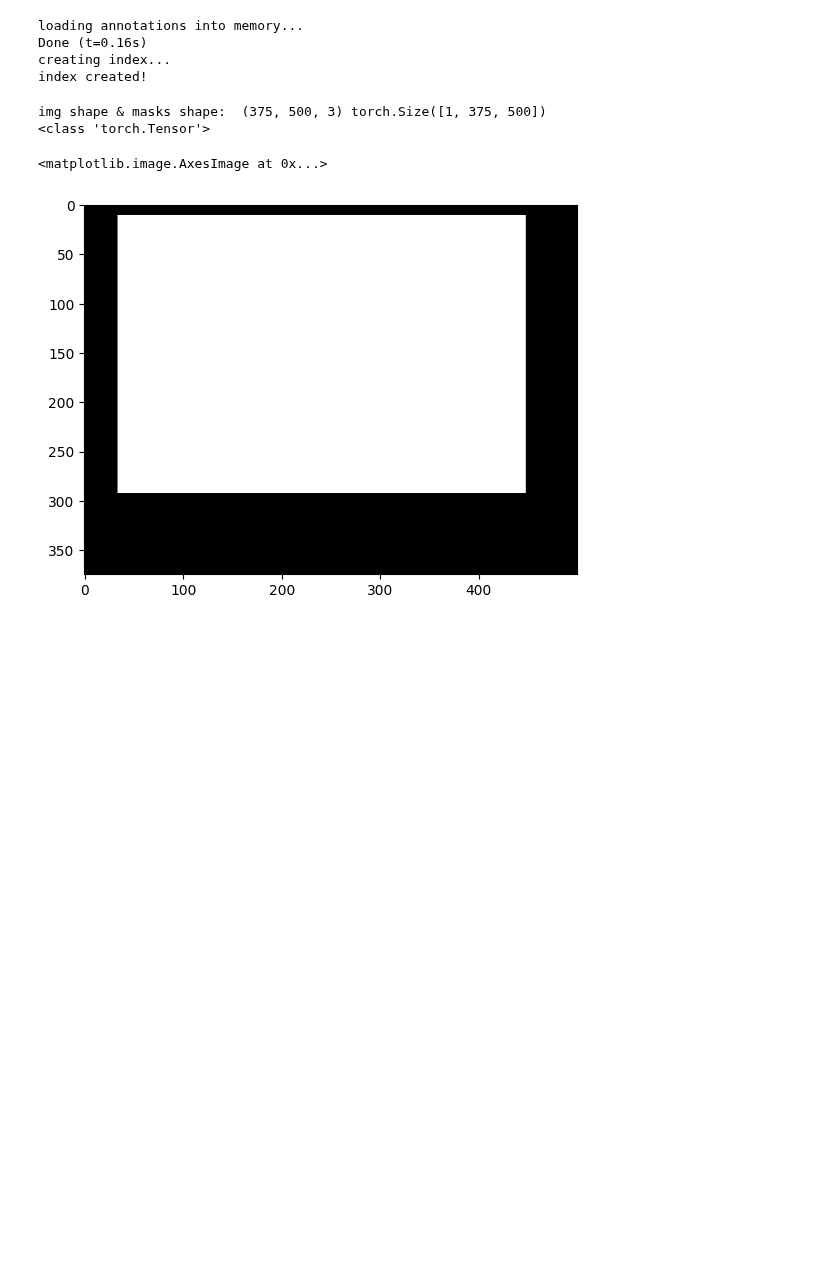
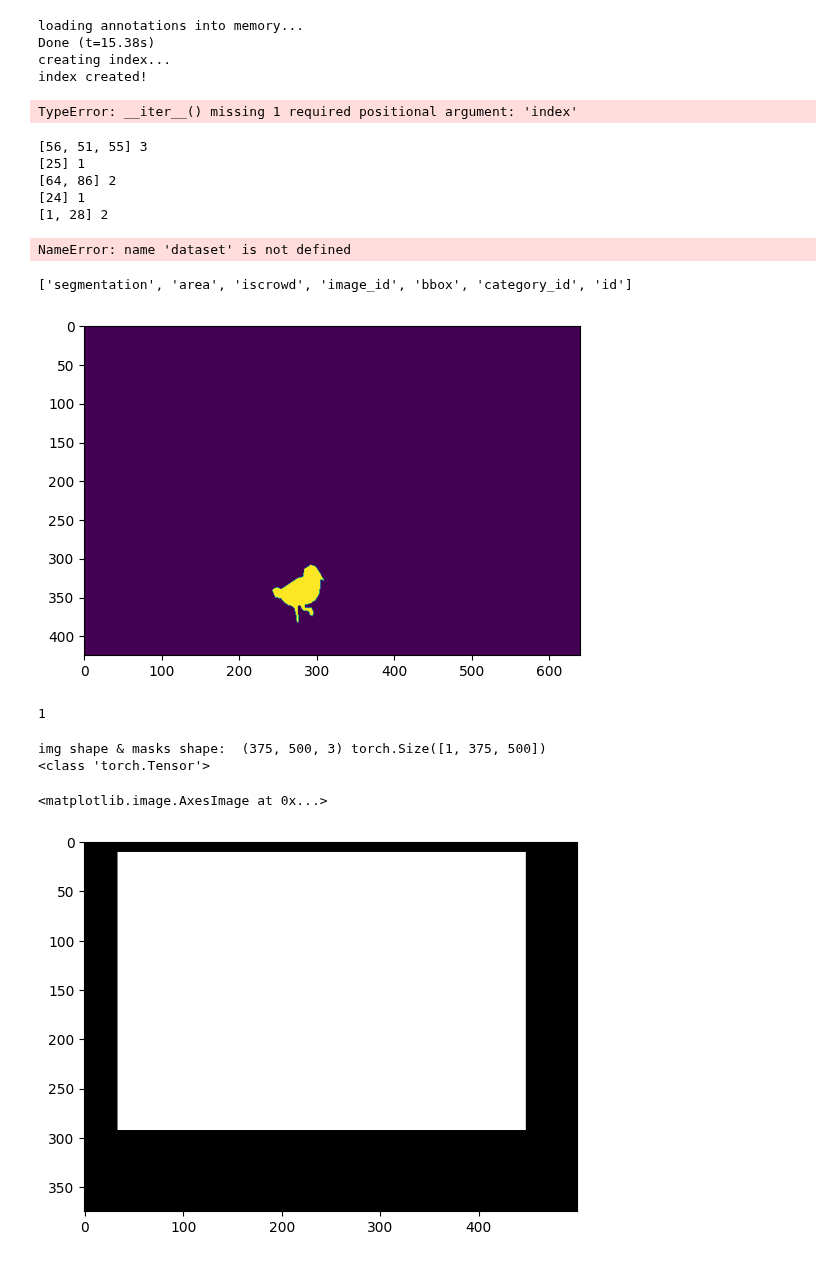
Before and after one commit to YatesZhang/retrieval, a Jupyter notebook: sam/SAM.ipynb, the cells around one changed output. Cells and saved outputs as stored; diff of their text form; code cells hidden in the pictures; blank space fills up the shorter version.

Commit message:
add training demo

```diff
--- a/sam/SAM.ipynb
+++ b/sam/SAM.ipynb
@@ -4,16 +4,67 @@ import numpy as np
 from matplotlib import pyplot as plt
 from mmengine.structures import PixelData
 from mmseg.structures import SegDataSample
-ROOT = "/root/datasets/OpenDataLab___PASCAL_VOC2012/format2COCO"
-IMAGES_PATH = "/root/datasets/OpenDataLab___PASCAL_VOC2012/format2COCO/val"
-ANNOTATIONS_PATH = "/root/datasets/OpenDataLab___PASCAL_VOC2012/format2COCO/annotations/val.json"
+
+ROOT = "/root/datasets/COCO"
+IMAGES_PATH = "/root/datasets/COCO/train2017"
+ANNOTATIONS_PATH = "/root/datasets/COCO/annotations/instances_train2017.json"
+# ROOT = "/root/datasets/OpenDataLab___PASCAL_VOC2012/format2COCO"
+# IMAGES_PATH = "/root/datasets/OpenDataLab___PASCAL_VOC2012/format2COCO/val"
+# ANNOTATIONS_PATH = "/root/datasets/OpenDataLab___PASCAL_VOC2012/format2COCO/annotations/val.json"
 dataset = datasets.CocoDetection(IMAGES_PATH, ANNOTATIONS_PATH)
-dataset = datasets.wrap_dataset_for_transforms_v2(dataset)
+# dataset = datasets.wrap_dataset_for_transforms_v2(dataset)
 # %% [output]
 loading annotations into memory...
-Done (t=0.16s)
+Done (t=15.38s)
 creating index...
 index created!
+# %%
+from torch.utils.data import Dataset, IterableDataset
+import random
+class Test(IterableDataset):
+    def __init__(self):
+        self.map = [1,2,3,4]
+    def __len__(self):
+        return 10
+
+    def __iter__(self, index):
+        yield from self.map
+        pass
+    def __next__(self, index):
+        return 20 * 10
+ds = Test()
+for i in ds:
+    print(i([2]))
+# %% [output]
+TypeError: __iter__() missing 1 required positional argument: 'index'
+# %%
+dataset = PromptCOCO(dataset, sam_transforms=None)
+# %%
+for i, data in enumerate(dataset):
+    if i == 5: break
+    print(data['category_ids'], len(data['masks']))
+# %% [output]
+[56, 51, 55] 3
+[25] 1
+[64, 86] 2
+[24] 1
+[1, 28] 2
+# %%
+[i['category_id'] for i in dataset[400][1]]
+# %% [output]
+NameError: name 'dataset' is not defined
+# %%
+[k for k in dataset[400][1][0]]
+# %% [output]
+['segmentation', 'area', 'iscrowd', 'image_id', 'bbox', 'category_id', 'id']
+# %%
+mask = dataset.coco.annToMask(dataset[400][1][0])
+plt.imshow(mask)
+plt.show()
+mask.max()
+# %% [output]
+[figure, added]
+1
 # %%
 sample = dataset[0]
 img, target = sample
```
Also changed, not shown: 5 other files.
